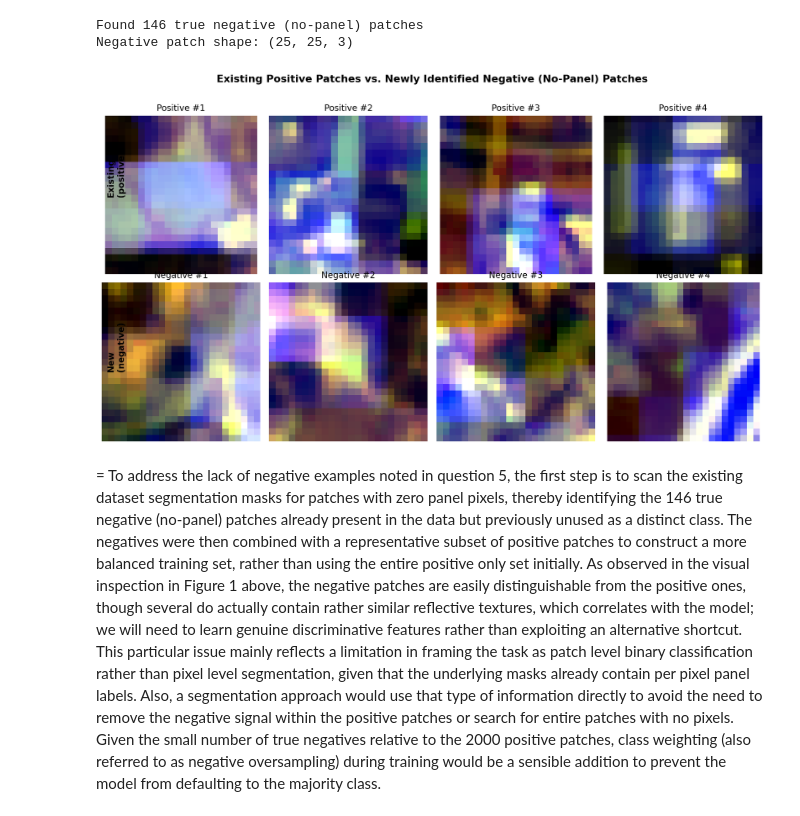
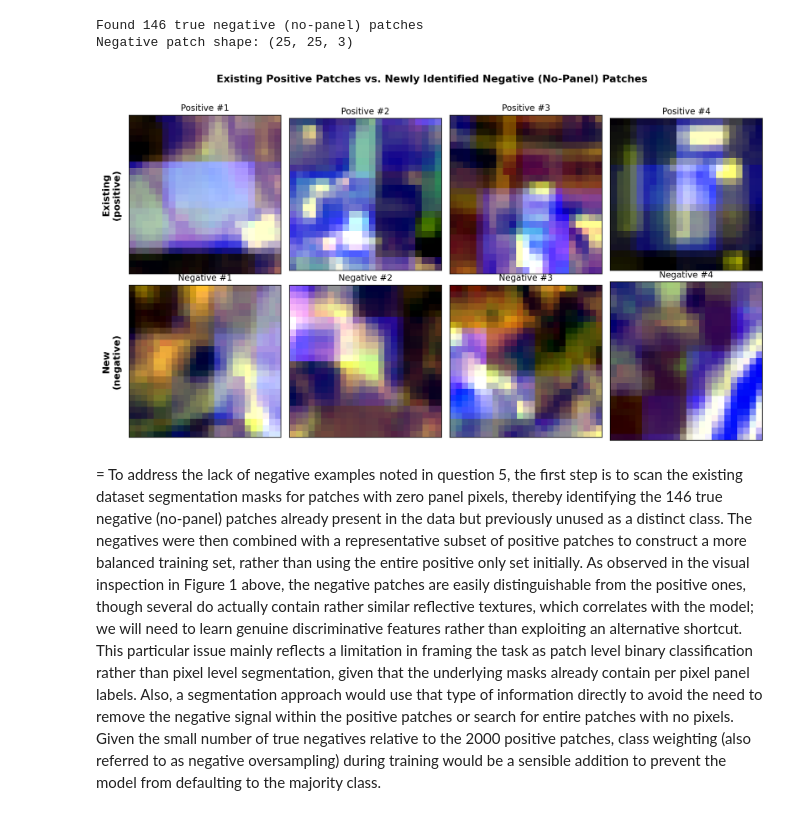
Before and after one commit to dhruvpGEE/SatelliteDataAI-UOA, a Jupyter notebook: Lab-Notebooks/DhruvPatel_761_Lab4.ipynb, the cells around one changed output. Drawn from its saved outputs; the diff is of its cells as text; code cells hidden in the pictures.

```diff
--- a/Lab-Notebooks/DhruvPatel_761_Lab4.ipynb
+++ b/Lab-Notebooks/DhruvPatel_761_Lab4.ipynb
@@ -543,22 +528,0 @@ def normalize_for_display(img):
-# %%
-fig, axes = plt.subplots(2, n_show, figsize=(3 * n_show, 6.5), dpi=150)
-
-for i in range(n_show):
-    axes[0, i].imshow(normalize_for_display(positive_examples[i]))
-    axes[0, i].set_title(f"Positive #{i+1}", fontsize=11)
-    axes[0, i].axis("off")
-
-    axes[1, i].imshow(normalize_for_display(neg_patches[i]))
-    axes[1, i].set_title(f"Negative #{i+1}", fontsize=11)
-    axes[1, i].axis("off")
-
-fig.suptitle("Existing Positive Patches vs. Newly Identified Negative (No-Panel) Patches",
-             fontsize=13, fontweight="bold", y=1.02)
-fig.text(0.02, 0.75, "Existing\n(positive)", va="center", rotation=90, fontsize=11, fontweight="bold")
-fig.text(0.02, 0.28, "New\n(negative)", va="center", rotation=90, fontsize=11, fontweight="bold")
-
-plt.tight_layout()
-plt.savefig("q6_positive_vs_negative_patches.png", dpi=300, bbox_inches="tight")
-plt.show()
-# %% [output]
-[figure, removed]
@@ -565,3 +544,40 @@ plt.show()
+# %%
+fig, axes = plt.subplots(2, n_show, figsize=(3 * n_show, 6.5), dpi=150) # Creating a figure with a 2-row, n_show-column grid of subplots
+
+# zip() which pairs up axes[0][i] and axes[1][i] together for each column i
+for i, (ax_pos, ax_neg) in enumerate(zip(axes[0], axes[1])):
+    ax_pos.imshow(normalize_for_display(positive_examples[i])) # Displaying the i-th positive patch's pixel data as an image on this subplot
+    ax_pos.set_title(f"Positive #{i+1}", fontsize=11) # Setting the title text
+    ax_pos.set_xticks([]) # Removing the x-axis tick marks/numbers from this subplot for a cleaner look
+    ax_pos.set_yticks([]) # Removing the y-axis tick marks/numbers from this subplot
+
+    ax_neg.imshow(normalize_for_display(neg_patches[i])) # Applying the Same steps as above, but for the corresponding negative patch in the bottom row
+    ax_neg.set_title(f"Negative #{i+1}", fontsize=11) # Setting the title text
+    ax_neg.set_xticks([]) # Removing the x-axis tick marks/numbers from this subplot for a cleaner look
+    ax_neg.set_yticks([]) # Removing the y-axis tick marks/numbers from this subplot
+
+# Adding a rotated label to the left of the first subplot in the top row, marking that row as "positive"
+axes[0, 0].set_ylabel("Existing\n(positive)", fontsize=12, fontweight="bold", rotation=90, labelpad=10)
+# Same, but for the bottom row, marking it as "negative"
+axes[1, 0].set_ylabel("New\n(negative)", fontsize=12, fontweight="bold", rotation=90, labelpad=10)
+
+# Adding one overall title centered above the entire figure (for both rows)
+fig.suptitle("Existing Positive Patches vs. Newly Identified Negative (No-Panel) Patches",
+             fontsize=13, fontweight="bold", y=1.02)
+
+plt.tight_layout() # Automatically adjusting the spacing to prevent the overlap between the subplot and titles
+plt.savefig("q6_positive_vs_negative_patches.png", dpi=300, bbox_inches="tight") # Saving the figure at a high resolution for publication quality output
+plt.show() # Displaying the figure
+
+## Reference link to the purpose of the use of fig.suptitle  = https://matplotlib.org/stable/api/_as_gen/matplotlib.figure.Figure.suptitle.html
+## Reference link to the use of the rotated label = https://matplotlib.org/stable/api/_as_gen/matplotlib.axes.Axes.set_ylabel.html
+## Reference link to the use of the zip () = https://docs.python.org/3/library/functions.html#zip
+## Reference link to the use of the enumerate () = https://docs.python.org/3/library/functions.html#enumerate
+## Referenk link to the use of .set_xticks = https://matplotlib.org/stable/api/_as_gen/matplotlib.axes.Axes.set_xticks.html
+## Reference link the use of .set_yticks = https://matplotlib.org/stable/api/_as_gen/matplotlib.axes.Axes.set_yticks.html
+## Reference link to the use of .set_xticks = https://matplotlib.org/stable/api/_as_gen/matplotlib.axes.Axes.set_xticks.html
+# %% [output]
+[figure, added]
 # %% [markdown]
 = To address the lack of negative examples noted in question 5, the first step is to scan the existing dataset segmentation masks for patches with zero panel pixels, thereby identifying the 146 true negative (no-panel) patches already present in the data but previously unused as a distinct class. The negatives were then combined with a representative subset of positive patches to construct a more balanced training set, rather than using the entire positive only set initially. As observed in the visual inspection in Figure 1 above, the negative patches are easily distinguishable from the positive ones, though several do actually contain rather similar reflective textures, which correlates with the model; we will need to learn genuine discriminative features rather than exploiting an alternative shortcut. This particular issue mainly reflects a limitation in framing the task as patch level binary classification rather than pixel level segmentation, given that the underlying masks already contain per pixel panel labels. Also, a segmentation approach would use that type of information directly to avoid the need to remove the negative signal within the positive patches or search for entire patches with no pixels. Given the small number of true negatives relative to the 2000 positive patches, class weighting (also referred to as negative oversampling) during training would be a sensible addition to prevent the model from defaulting to the majority class.
 # %% [markdown]
```
Also changed, not shown: parts of 4 cells of this notebook.
